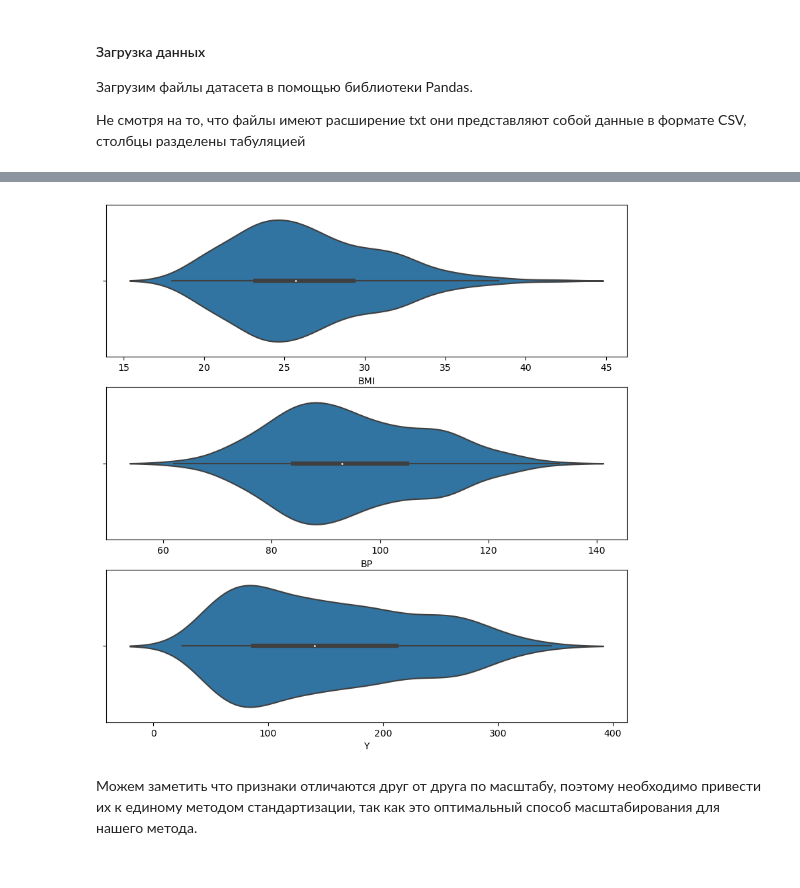
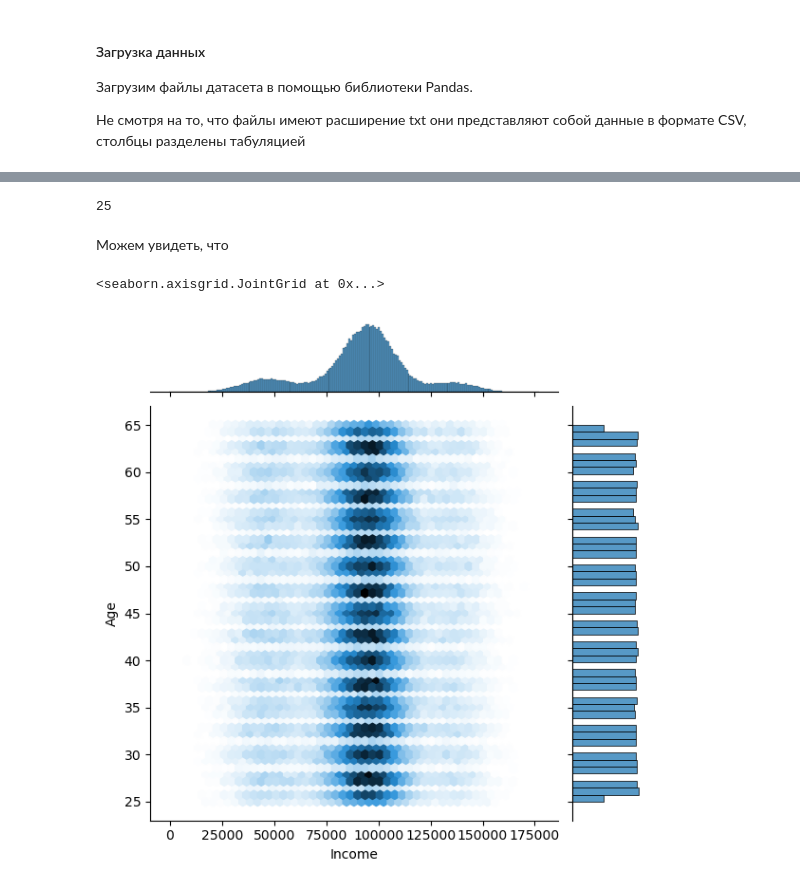
Before and after one commit to KZLZG/TML, a Jupyter notebook: RK1/rk1.ipynb, the cells around one changed output, grey strips where cells are left out. Cells and saved outputs as stored; diff of their text form; code cells hidden in the pictures.

```diff
--- a/RK1/rk1.ipynb
+++ b/RK1/rk1.ipynb
@@ -29,5 +20,5 @@ from sklearn.metrics import mean_squared_error
 
 Не смотря на то, что файлы имеют расширение txt они представляют собой данные в формате CSV, столбцы разделены табуляцией
 # %%
-data = pd.read_csv('../Lab1/diabet.txt', sep="	")
+data = pd.read_csv('./toy_dataset.csv', sep=",")
 # %%
@@ -47,10 +96,13 @@ data_for_lab = data[['BMI', 'BP', 'Y']]
+# %%
+data.Age.min()
+# %% [output]
+25
+# %% [markdown]
+Можем увидеть, что
 # %%
-fig, ax = plt.subplots(3, 1, figsize=(10,10))
-sns.violinplot(ax=ax[0], x=data_for_lab['BMI'])
-sns.violinplot(ax=ax[1], x=data_for_lab['BP'])
-sns.violinplot(ax=ax[2], x=data_for_lab['Y'])
-plt.show()
+fig, ax = plt.subplots(2, 1, figsize=(10,10))
+sns.jointplot(x='Income', y='Age', data=data, ax=ax[0],  kind="hex")
+sns.jointplot(x='Income', y='Age', data=data, ax=ax[1],  kind="hex")
 # %% [output]
+<seaborn.axisgrid.JointGrid at 0x...>
-[figure, old version]
+[figure, new version]
-# %% [markdown]
-Можем заметить что признаки отличаются друг от друга по масштабу, поэтому необходимо привести их к единому методом стандартизации, так как это оптимальный способ масштабирования для нашего метода.
```
Also changed, not shown: parts of 29 cells of this notebook, 1 other file.
